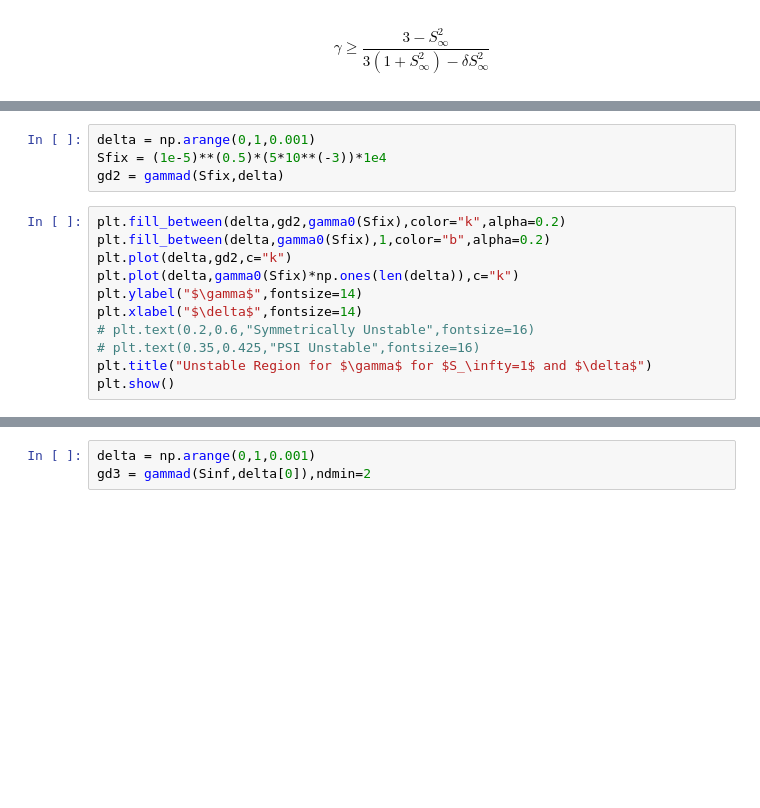
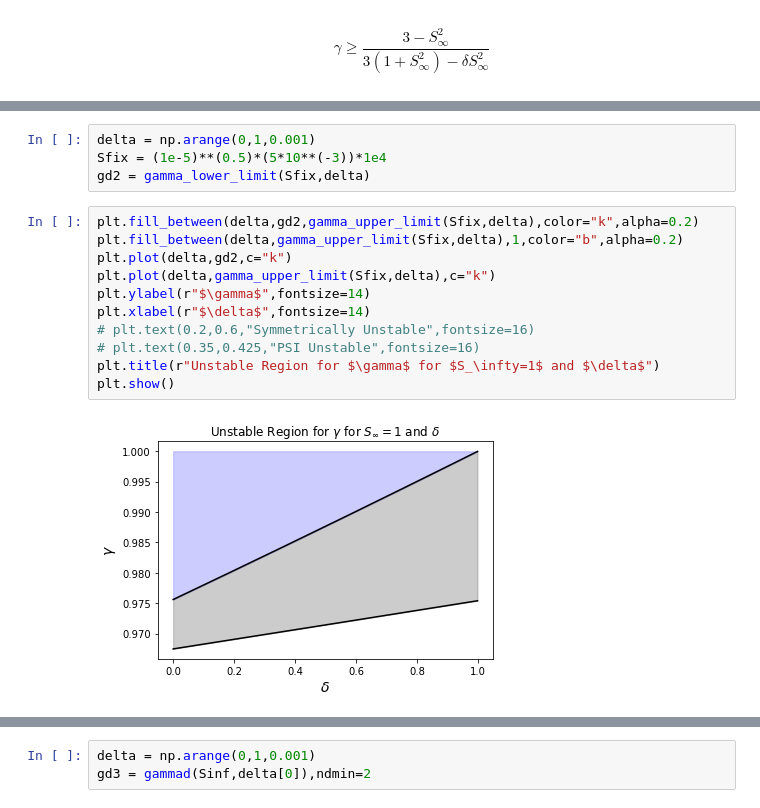
Before and after one commit to loganpknudsen/BottomBoundaryLayer, a Jupyter notebook: stability_regions.ipynb, the cells around one changed output, grey strips where cells are left out. Cells and saved outputs as stored; diff of their text form; blank space fills up the shorter version.

```diff
--- a/stability_regions.ipynb
+++ b/stability_regions.ipynb
@@ -47,18 +56,20 @@ plt.show()
 # %%
 delta = np.arange(0,1,0.001)
 Sfix = (1e-5)**(0.5)*(5*10**(-3))*1e4
-gd2 = gammad(Sfix,delta)
+gd2 = gamma_lower_limit(Sfix,delta)
 # %%
-plt.fill_between(delta,gd2,gamma0(Sfix),color="k",alpha=0.2)
-plt.fill_between(delta,gamma0(Sfix),1,color="b",alpha=0.2)
+plt.fill_between(delta,gd2,gamma_upper_limit(Sfix,delta),color="k",alpha=0.2)
+plt.fill_between(delta,gamma_upper_limit(Sfix,delta),1,color="b",alpha=0.2)
 plt.plot(delta,gd2,c="k")
-plt.plot(delta,gamma0(Sfix)*np.ones(len(delta)),c="k")
-plt.ylabel("$\gamma$",fontsize=14)
-plt.xlabel("$\delta$",fontsize=14)
+plt.plot(delta,gamma_upper_limit(Sfix,delta),c="k")
+plt.ylabel(r"$\gamma$",fontsize=14)
+plt.xlabel(r"$\delta$",fontsize=14)
 # plt.text(0.2,0.6,"Symmetrically Unstable",fontsize=16)
 # plt.text(0.35,0.425,"PSI Unstable",fontsize=16)
-plt.title("Unstable Region for $\gamma$ for $S_\infty=1$ and $\delta$")
+plt.title(r"Unstable Region for $\gamma$ for $S_\infty=1$ and $\delta$")
 plt.show()
+# %% [output]
+[figure, added]
 # %%
 plt.fill_between(delta,gd2,1.)
 plt.plot(delta,gd2,c="k")
```
Also changed, not shown: parts of 10 cells of this notebook, 3 other files.
